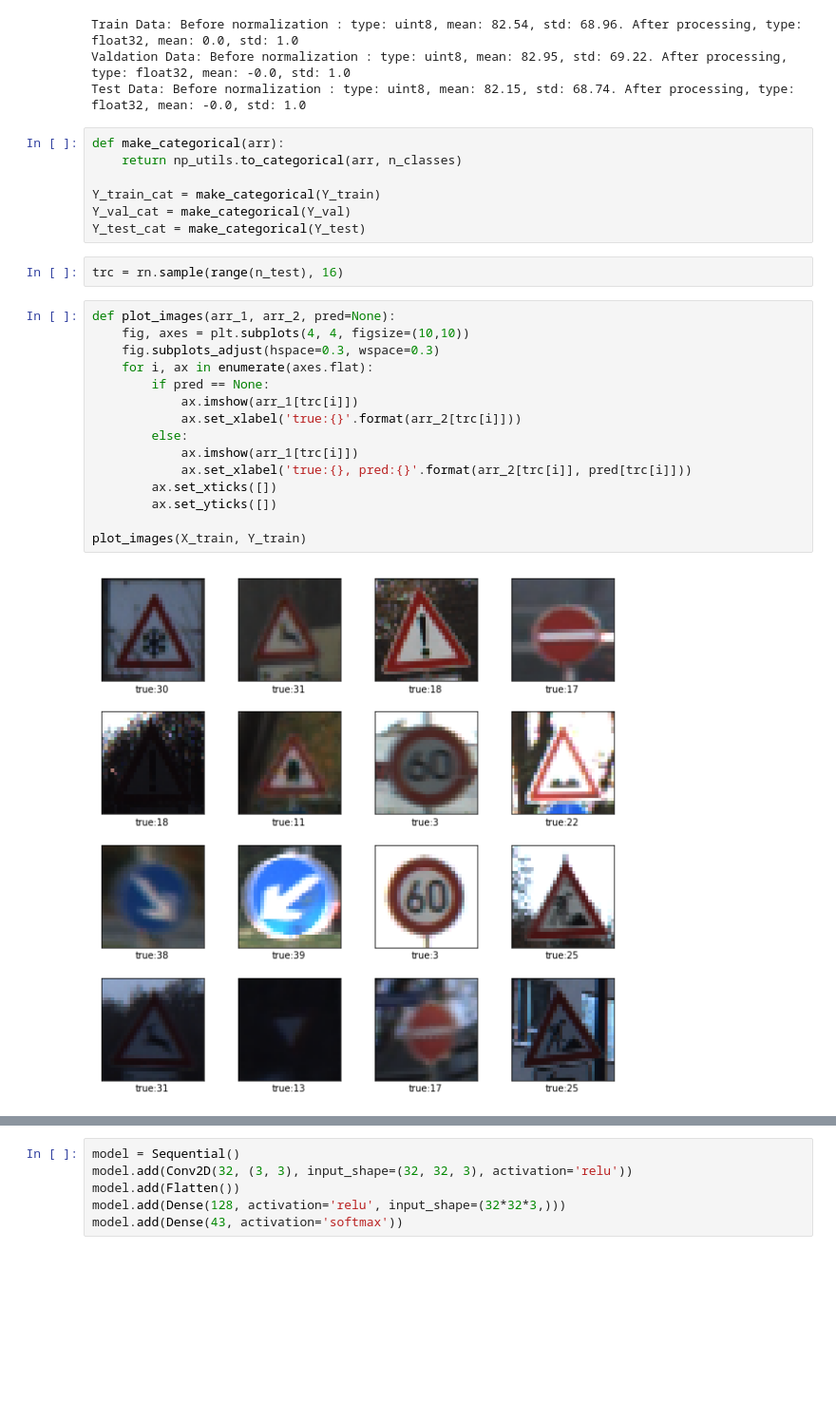
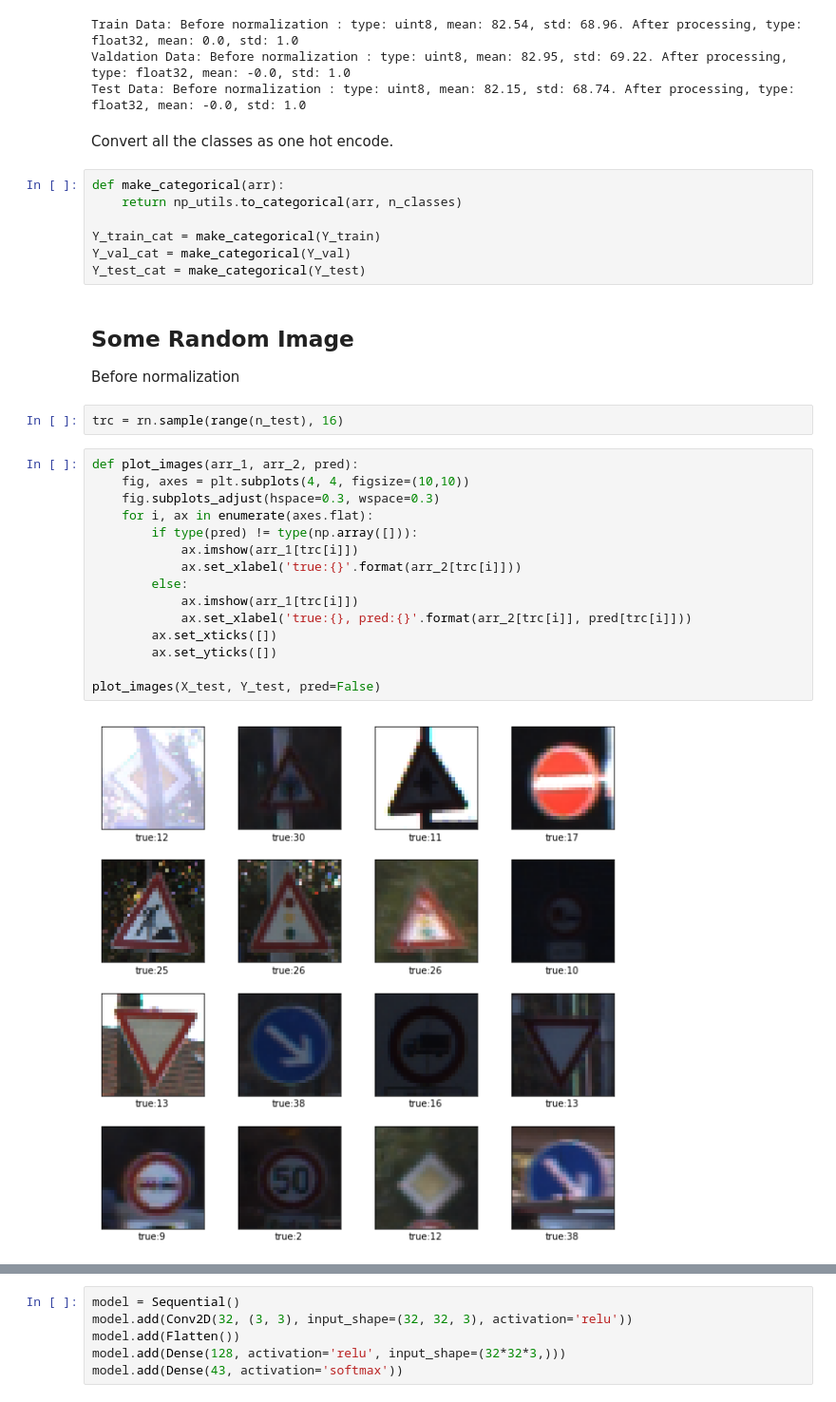
Before and after one commit to zshujon/USDC_Project_02_Traffic_Sign_Classification, a Jupyter notebook: 01_TSC_CNN_Keras.ipynb, the cells around one changed output, grey strips where cells are left out. Shown at 95% size. Cells and saved outputs as stored; diff of their text form; blank space fills up the shorter version.

```diff
--- a/01_TSC_CNN_Keras.ipynb
+++ b/01_TSC_CNN_Keras.ipynb
@@ -64,6 +72,8 @@ print_info('Test', X_test, X_test_norm)
 Train Data: Before normalization : type: uint8, mean: 82.54, std: 68.96. After processing, type: float32, mean: 0.0, std: 1.0
 Valdation Data: Before normalization : type: uint8, mean: 82.95, std: 69.22. After processing, type: float32, mean: -0.0, std: 1.0
 Test Data: Before normalization : type: uint8, mean: 82.15, std: 68.74. After processing, type: float32, mean: -0.0, std: 1.0
+# %% [markdown]
+<p>Convert all the classes as one hot encode.</p>
 # %%
 def make_categorical(arr):
     return np_utils.to_categorical(arr, n_classes)
@@ -71,22 +81,25 @@ def make_categorical(arr):
 Y_train_cat = make_categorical(Y_train)
 Y_val_cat = make_categorical(Y_val)
 Y_test_cat = make_categorical(Y_test)
+# %% [markdown]
+<h2>Some Random Image</h2>
+<p>Before normalization</p>
 # %%
 trc = rn.sample(range(n_test), 16)
 # %%
-def plot_images(arr_1, arr_2, pred=None):
+def plot_images(arr_1, arr_2, pred):
     fig, axes = plt.subplots(4, 4, figsize=(10,10))
     fig.subplots_adjust(hspace=0.3, wspace=0.3)
     for i, ax in enumerate(axes.flat):
-        if pred == None:
+        if type(pred) != type(np.array([])):
             ax.imshow(arr_1[trc[i]])
             ax.set_xlabel('true:{}'.format(arr_2[trc[i]]))
         else:
             ax.imshow(arr_1[trc[i]])
             ax.set_xlabel('true:{}, pred:{}'.format(arr_2[trc[i]], pred[trc[i]]))
         ax.set_xticks([])
         ax.set_yticks([])
 
-plot_images(X_train, Y_train)
+plot_images(X_test, Y_test, pred=False)
 # %% [output]
-[figure, old version]
+[figure, new version]
```
Also changed, not shown: parts of 11 cells of this notebook, 1 other file.
